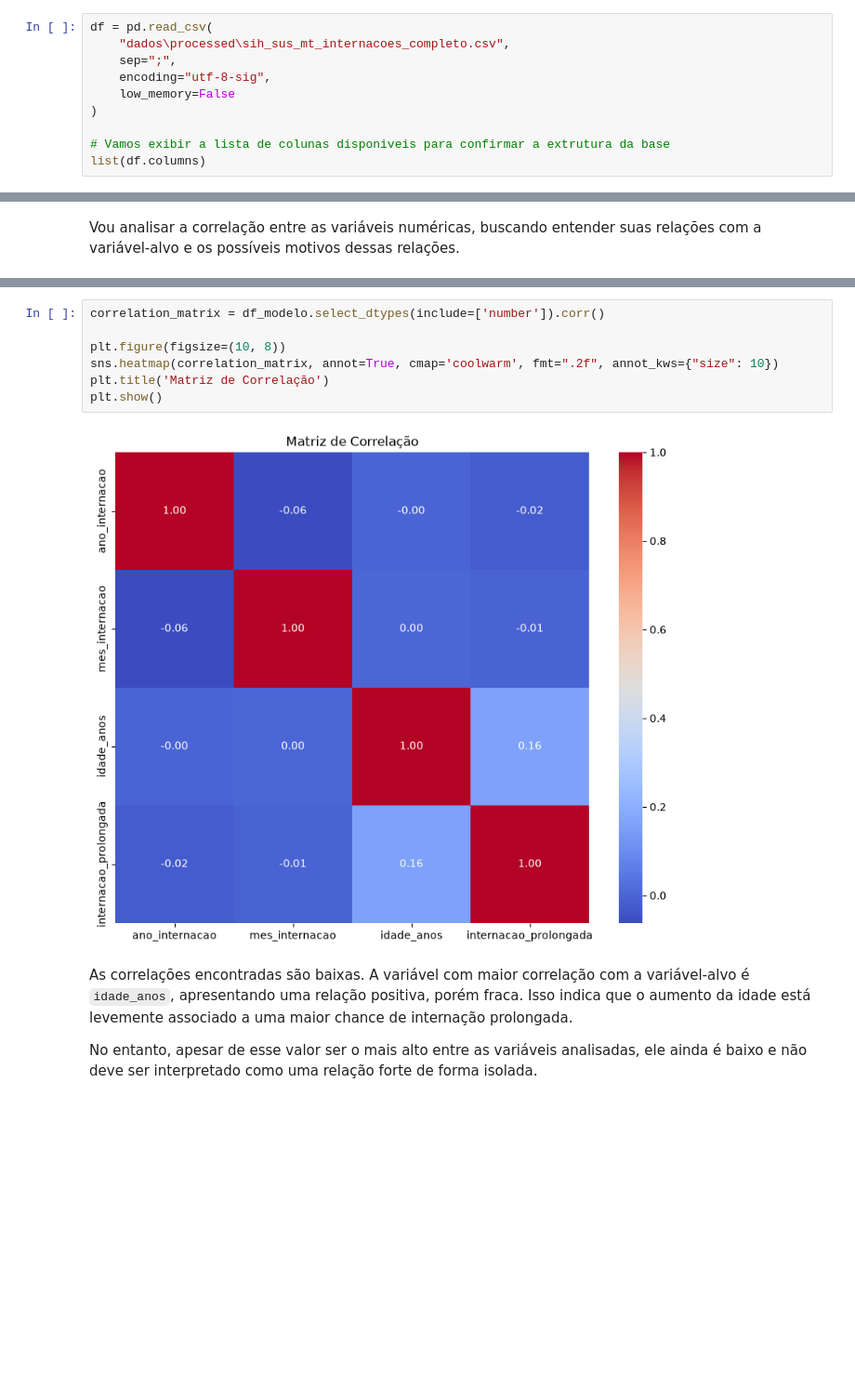
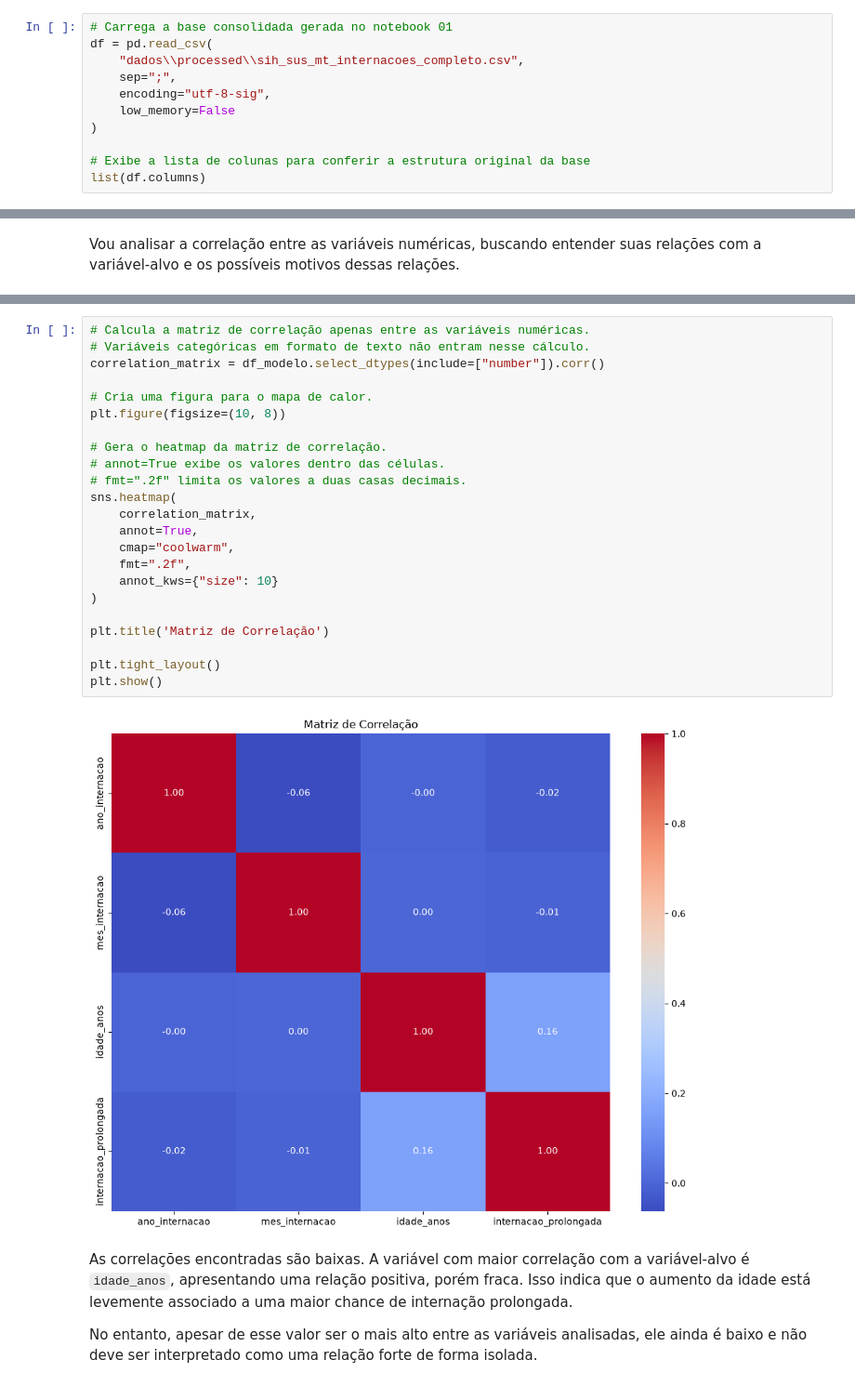
Before and after one commit to DjonathanMetelo/sih-sus-internacoes-prolongadas, a Jupyter notebook: 02 - Pré-processamento.ipynb, the cells around one changed output, grey strips where cells are left out. Shown at 93% size. Saved outputs shown, nothing was run; the diff lists cells and outputs as text; blank space fills up the shorter version.

Commit message:
documentação dos notebooks

```diff
--- a/02 - Pré-processamento.ipynb
+++ b/02 - Pré-processamento.ipynb
@@ -21,14 +46,15 @@ pd.set_option("display.max_colwidth", 100)
 # %% [markdown]
 Agora vou carregar a base consolidada a partir do arquivo salvo anteriormente na pasta. A leitura irá utilizar o separador `;` e a codificação `utf-8-sig`, mantendo a compatibilidade com o arquivo exportado.
 # %%
+# Carrega a base consolidada gerada no notebook 01
 df = pd.read_csv(
-    "dados\processed\sih_sus_mt_internacoes_completo.csv",
+    "dados\\processed\\sih_sus_mt_internacoes_completo.csv",
     sep=";",
     encoding="utf-8-sig",
     low_memory=False
 )
 
-# Vamos exibir a lista de colunas disponiveis para confirmar a extrutura da base
+# Exibe a lista de colunas para conferir a estrutura original da base
 list(df.columns)
 # %% [output]
 ['UF_ZI',
@@ -2198,14 +2708,30 @@ dtype: object
 | idade_anos | -0.000998 | 0.002761 | 1.000000 | 0.161507 |
 | internacao_prolongada | -0.022369 | -0.008431 | 0.161507 | 1.000000 |
 # %%
-correlation_matrix = df_modelo.select_dtypes(include=['number']).corr()
+# Calcula a matriz de correlação apenas entre as variáveis numéricas.
+# Variáveis categóricas em formato de texto não entram nesse cálculo.
+correlation_matrix = df_modelo.select_dtypes(include=["number"]).corr()
 
+# Cria uma figura para o mapa de calor.
 plt.figure(figsize=(10, 8))
-sns.heatmap(correlation_matrix, annot=True, cmap='coolwarm', fmt=".2f", annot_kws={"size": 10})
+
+# Gera o heatmap da matriz de correlação.
+# annot=True exibe os valores dentro das células.
+# fmt=".2f" limita os valores a duas casas decimais.
+sns.heatmap(
+    correlation_matrix,
+    annot=True,
+    cmap="coolwarm",
+    fmt=".2f",
+    annot_kws={"size": 10}
+)
+
 plt.title('Matriz de Correlação')
+
+plt.tight_layout()
 plt.show()
 # %% [output]
-[figure, old version]
+[figure, new version]
 # %% [markdown]
 As correlações encontradas são baixas. A variável com maior correlação com a variável-alvo é `idade_anos`, apresentando uma relação positiva, porém fraca. Isso indica que o aumento da idade está levemente associado a uma maior chance de internação prolongada.
 
```
Also changed, not shown: parts of 104 cells of this notebook, 8 other files.
